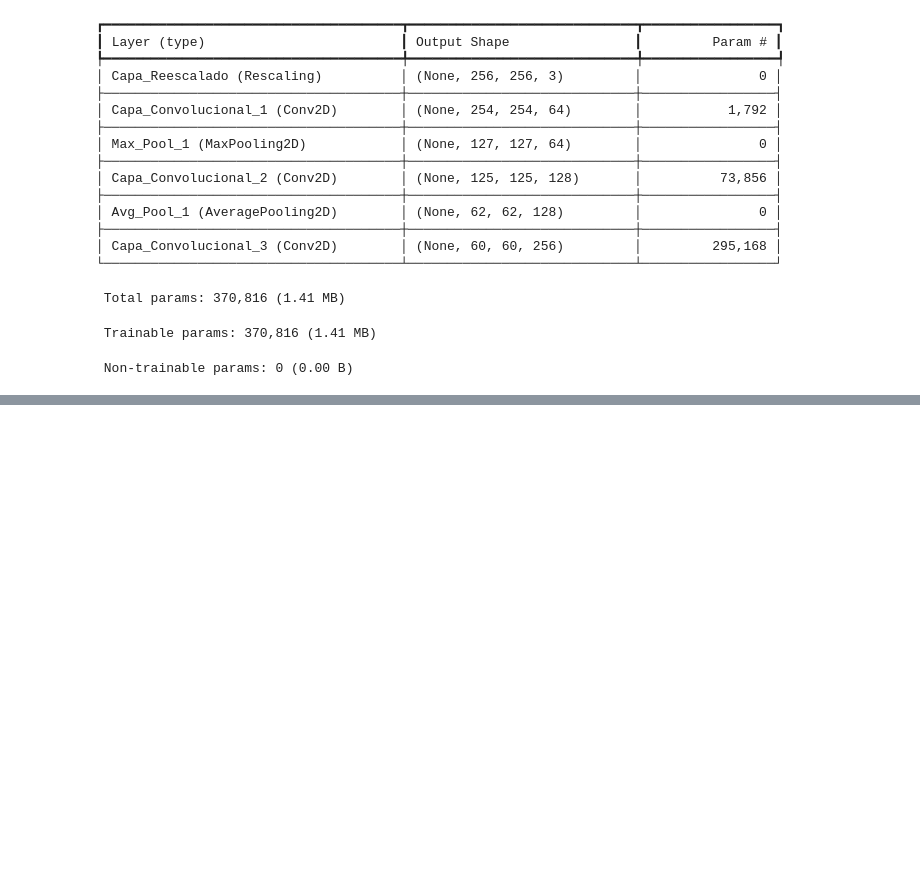
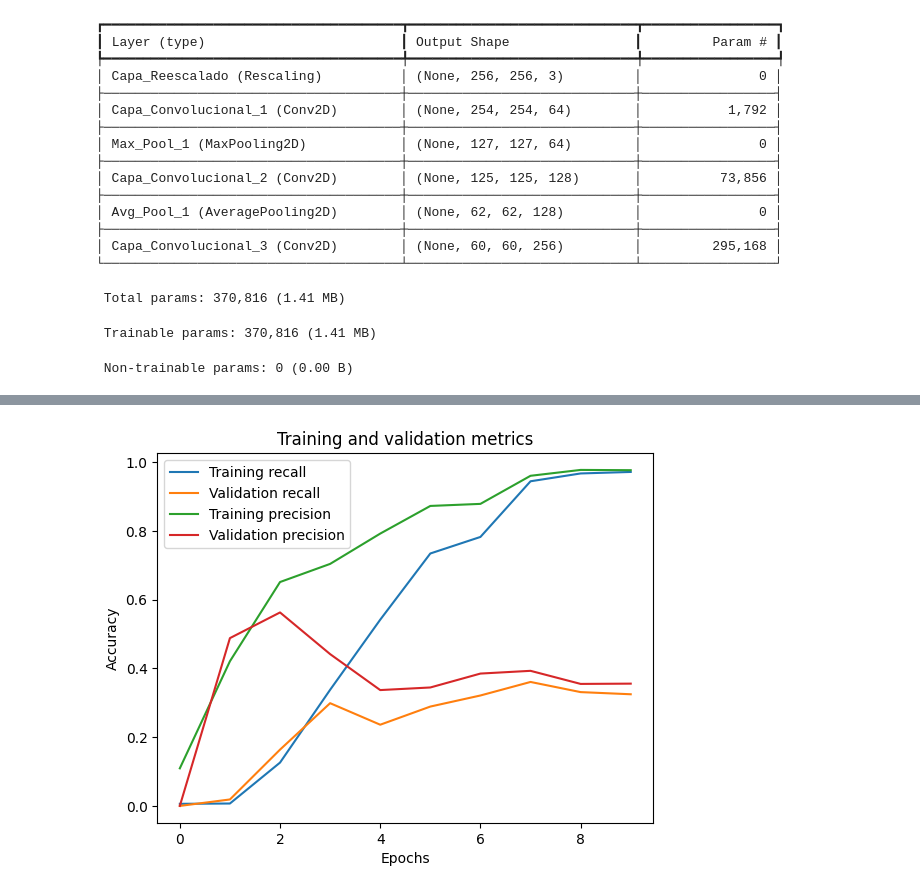
Before and after one commit to RubenFranc/CDA_Taller2, a Jupyter notebook: model/ProductsClasificator.ipynb, the cells around one changed output, grey strips where cells are left out. Cells and saved outputs as stored; diff of their text form; code cells hidden in the pictures; blank space fills up the shorter version.

```diff
--- a/model/ProductsClasificator.ipynb
+++ b/model/ProductsClasificator.ipynb
@@ -105,5 +107,6 @@ FORMATEANDO IMÁGENES DE VAL
 # %%
 data='CDA_Taller2/model/data/train/Fruit'
 categories=os.listdir(data)
+categories.sort()
 categories
 # %% [output]
@@ -262,13 +401,15 @@ plt.show()
 # %%
-plt.plot(history.history['recall_1'], label='Training recall')
-plt.plot(history.history['val_recall_1'], label='Validation recall')
-plt.plot(history.history['precision_1'], label='Training precision')
-plt.plot(history.history['val_precision_1'], label='Validation precision')
+plt.plot(history.history['recall'], label='Training recall')
+plt.plot(history.history['val_recall'], label='Validation recall')
+plt.plot(history.history['precision'], label='Training precision')
+plt.plot(history.history['val_precision'], label='Validation precision')
 plt.title('Training and validation metrics')
 plt.xlabel('Epochs')
 plt.ylabel('Accuracy')
 plt.legend()
 plt.show()
+# %% [output]
+[figure, added]
 # %%
 y_true = list()
 y_pred = list()
```
Also changed, not shown: parts of 28 cells of this notebook.
